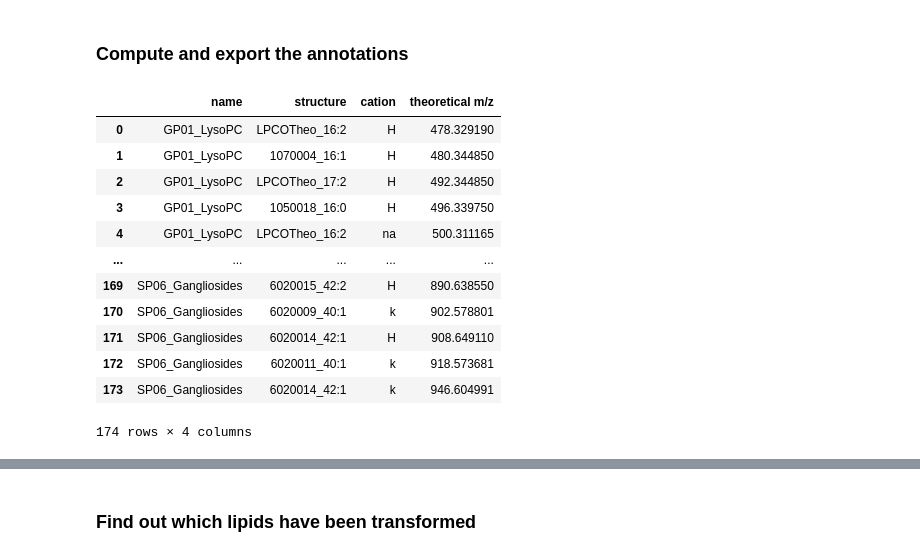
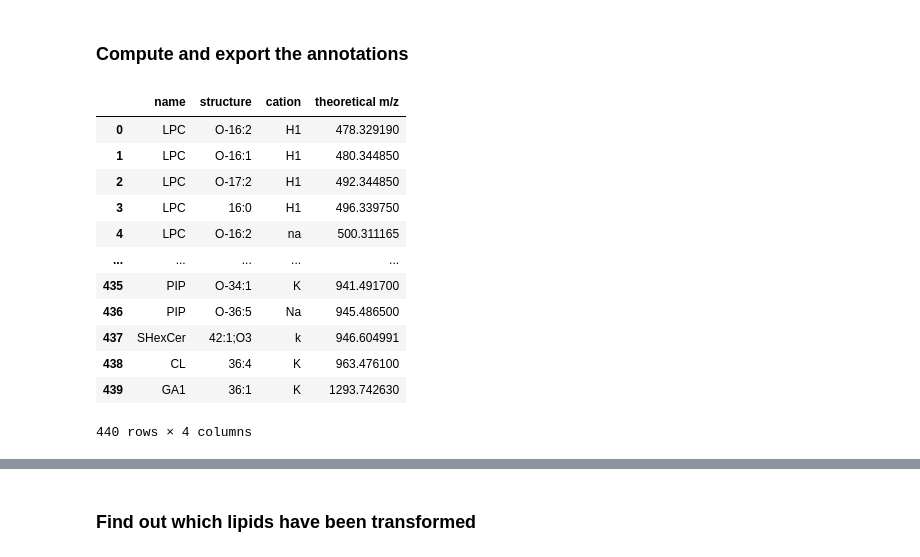
Before and after one commit to ColasDroin/lbae, a Jupyter notebook: lbae/notebooks/data_processing/2_export_annotations.ipynb, the cells around one changed output, grey strips where cells are left out. Saved outputs shown, nothing was run; the diff lists cells and outputs as text; code cells hidden in the pictures.

```diff
--- a/lbae/notebooks/data_processing/2_export_annotations.ipynb
+++ b/lbae/notebooks/data_processing/2_export_annotations.ipynb
@@ -117,24 +121,35 @@ for t_names in l_t_names:
 # %%
 # Load and clean lcms
 lipid_list = pd.read_excel(
-    "/data/lipidatlas/annotations/lcm_nov2021.xlsx", header=None
+    "/data/lipidatlas/annotations/lcms_mar2022.xlsx", header=0
 ).drop_duplicates()
-lipid_list.iloc[:, 2] = lipid_list.iloc[:, 2].apply(lambda x: x.split(" ")[0])
-lipid_list.drop_duplicates(inplace=True)
-lipid_list = lipid_list.drop([4], axis=1)
-lipid_list.columns = ["name", "structure", "cation", "theoretical m/z"]
+
+lipid_list['Lipids'] = lipid_list['Lipids'].map(lambda x: x.replace(')', ' ').replace('(', ' ').strip())
+
+lipid_list[['name', 'structure']] = lipid_list['Lipids'].str.split(' ', 1, expand=True,)
+lipid_list['Adducts'] = lipid_list['Adducts'].map(lambda x: x.replace(' ', ''))
+lipid_list['cation'] = lipid_list['Adducts'].map(lambda x: x.split('+')[1].split(']')[0] if '+' in x else x)
+lipid_list["theoretical m/z"] = lipid_list['m/z']
+lipid_list.drop(['Lipids', 'Adducts', 'm/z'], inplace=True, axis = 1)
 lipid_list
+# lipid_list.iloc[:, 2] = lipid_list.iloc[:, 2].apply(lambda x: x.split(" ")[0])
+# lipid_list.drop_duplicates(inplace=True)
+# lipid_list = lipid_list.drop([4], axis=1)
+
+
+# lipid_list.columns = ["name", "structure", "cation", "theoretical m/z"]
+# lipid_list
 # %% [output]
 |  | name | structure | cation | theoretical m/z |
-| 0 | GP01_LysoPC | LPCOTheo_16:2 | H | 478.329190 |
-| 1 | GP01_LysoPC | 1070004_16:1 | H | 480.344850 |
-| 2 | GP01_LysoPC | LPCOTheo_17:2 | H | 492.344850 |
-| 3 | GP01_LysoPC | 1050018_16:0 | H | 496.339750 |
-| 4 | GP01_LysoPC | LPCOTheo_16:2 | na | 500.311165 |
+| 0 | LPC | O-16:2 | H1 | 478.329190 |
+| 1 | LPC | O-16:1 | H1 | 480.344850 |
+| 2 | LPC | O-17:2 | H1 | 492.344850 |
+| 3 | LPC | 16:0 | H1 | 496.339750 |
+| 4 | LPC | O-16:2 | na | 500.311165 |
 | ... | ... | ... | ... | ... |
-| 169 | SP06_Gangliosides | 6020015_42:2 | H | 890.638550 |
-| 170 | SP06_Gangliosides | 6020009_40:1 | k | 902.578801 |
-| 171 | SP06_Gangliosides | 6020014_42:1 | H | 908.649110 |
-| 172 | SP06_Gangliosides | 6020011_40:1 | k | 918.573681 |
-| 173 | SP06_Gangliosides | 6020014_42:1 | k | 946.604991 |
+| 435 | PIP | O-34:1 | K | 941.491700 |
+| 436 | PIP | O-36:5 | Na | 945.486500 |
+| 437 | SHexCer | 42:1;O3 | k | 946.604991 |
+| 438 | CL | 36:4 | K | 963.476100 |
+| 439 | GA1 | 36:1 | K | 1293.742630 |
-174 rows × 4 columns
+440 rows × 4 columns
```
Also changed, not shown: parts of 3 cells of this notebook, 2 other files.
